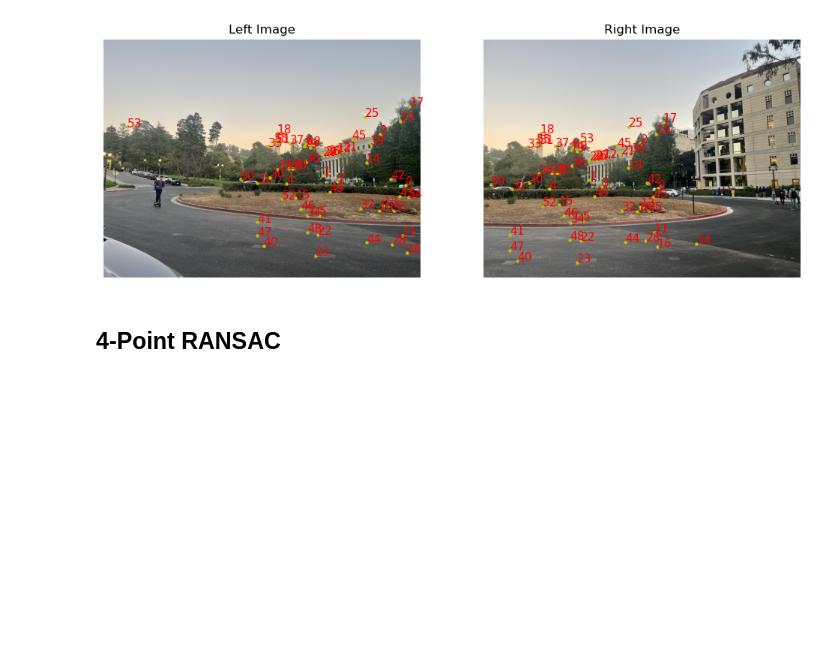
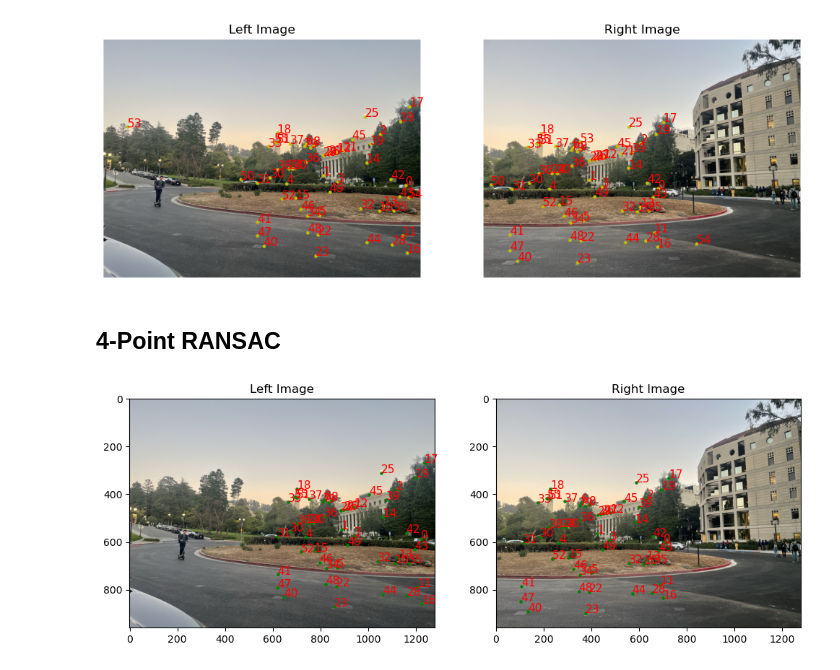
Before and after one commit to filipbagen/cs-180, a Jupyter notebook: p4-image-warping-and-mosaicing/code/4b.ipynb, the cells around one changed output. Saved outputs shown, nothing was run; the diff lists cells and outputs as text; code cells hidden in the pictures; blank space fills up the shorter version.

```diff
--- a/p4-image-warping-and-mosaicing/code/4b.ipynb
+++ b/p4-image-warping-and-mosaicing/code/4b.ipynb
@@ -275,3 +276,96 @@ plt.show()
 [figure]
 # %% [markdown]
 ## 4-Point RANSAC
+# %%
+def computeH(im1_pts, im2_pts):
+    num_pts = im1_pts.shape[0]
+    A = []
+
+    for i in range(num_pts):
+        x1, y1 = im1_pts[i][0], im1_pts[i][1]
+        x2, y2 = im2_pts[i][0], im2_pts[i][1]
+
+        A.append([x1, y1, 1, 0, 0, 0, -x2 * x1, -x2 * y1, -x2])
+        A.append([0, 0, 0, x1, y1, 1, -y2 * x1, -y2 * y1, -y2])
+
+    A = np.array(A)
+    _, _, V = np.linalg.svd(A)
+    H = V[-1].reshape(3, 3)
+
+    return H / H[-1, -1]
+
+def warpPoints(points, H, min_x, min_y):
+    num_points = points.shape[0]
+    homogeneous_points = np.hstack([points, np.ones((num_points, 1))])
+
+    warped_points = H @ homogeneous_points.T
+    warped_points /= warped_points[2, :]
+
+    warped_points[0, :] -= min_x
+    warped_points[1, :] -= min_y
+
+    return warped_points[:2, :].T
+
+def apply_homography(H, points):
+    num_pts = points.shape[0]
+    points_homogeneous = np.hstack((points, np.ones((num_pts, 1))))
+    transformed_points = (H @ points_homogeneous.T).T
+    transformed_points /= transformed_points[:, 2][:, np.newaxis]
+    return transformed_points[:, :2]
+
+def ransac_homography(matches, coords_left, coords_right, num_iterations=1000, threshold=5):
+    best_H = None
+    max_inliers = 0
+    best_inliers = []
+
+    for _ in range(num_iterations):
+        # Randomly select 4 matches
+        sample_indices = np.random.choice(len(matches), 4, replace=False)
+        sample_matches = [matches[i] for i in sample_indices]
+
+        im1_pts = np.array([coords_left[:, i] for i, _ in sample_matches])
+        im2_pts = np.array([coords_right[:, j] for _, j in sample_matches])
+
+        # Compute homography
+        H = computeH(im1_pts, im2_pts)
+
+        # Apply homography to all points
+        all_im1_pts = np.array([coords_left[:, i] for i, _ in matches])
+        all_im2_pts = np.array([coords_right[:, j] for _, j in matches])
+        transformed_pts = apply_homography(H, all_im1_pts)
+
+        # Compute inliers
+        distances = np.linalg.norm(transformed_pts - all_im2_pts, axis=1)
+        inliers = distances < threshold
+        num_inliers = np.sum(inliers)
+
+        if num_inliers > max_inliers:
+            max_inliers = num_inliers
+            best_H = H
+            best_inliers = inliers
+
+    return best_H, best_inliers
+
+best_H, best_inliers = ransac_homography(matches, suppressed_coords_left, suppressed_coords_right)
+
+# Visualize inliers
+fig, ax = plt.subplots(1, 2, figsize=(12, 6))
+
+ax[0].imshow(image_left, cmap='gray')
+ax[0].set_title('Left Image')
+ax[1].imshow(image_right, cmap='gray')
+ax[1].set_title('Right Image')
+
+for idx, (i, j) in enumerate(matches):
+    if best_inliers[idx]:
+        y1, x1 = suppressed_coords_left[:, i]
+        y2, x2 = suppressed_coords_right[:, j]
+
+        ax[0].scatter(x1, y1, c='g', s=5)
+        ax[1].scatter(x2, y2, c='g', s=5)
+        ax[0].text(x1, y1, str(idx), fontsize=11, color='r')
+        ax[1].text(x2, y2, str(idx), fontsize=11, color='r')
+
+plt.show()
+# %% [output]
+[figure, added]
```
Also changed, not shown: parts of 7 cells of this notebook, 20 other files.
